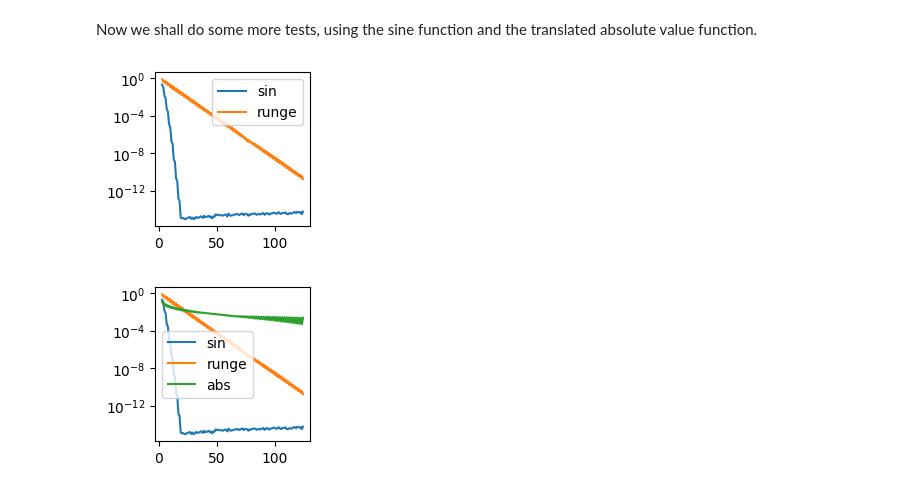
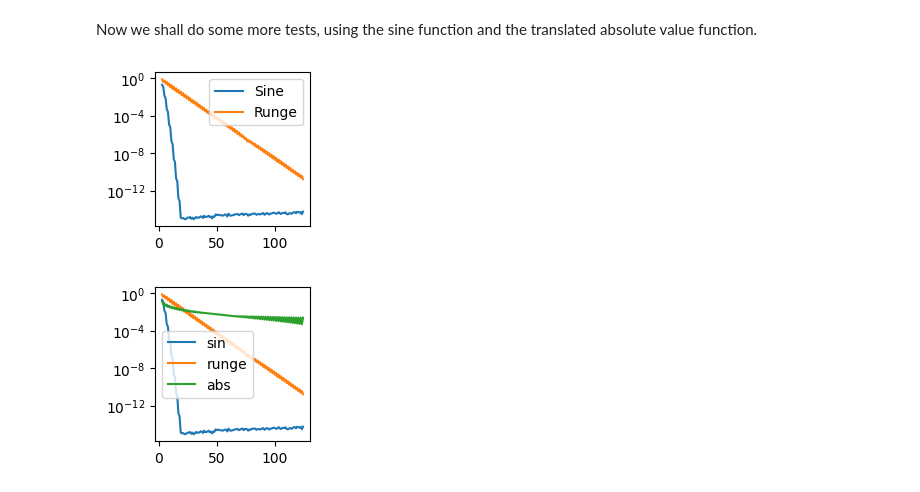
Before and after one commit to lorenzotomada/Applied_Mathematics, a Jupyter notebook: Code/AM_lab3.ipynb, the cells around one changed output. Cells and saved outputs as stored; diff of their text form; code cells hidden in the pictures.

```diff
--- a/Code/AM_lab3.ipynb
+++ b/Code/AM_lab3.ipynb
@@ -185,15 +185,15 @@ Now we shall do some more tests, using the sine function and the translated abso
 # %%
 # Sine
 def sen(x):
   return sin(2*pi*x)
 
 esin, lsin = compute_error1(x,sen,N) # error for the sine function
-plot(N, esin, label = 'sin')
-plot(N, e, label = 'runge')
+plot(N, esin, label = 'Sine')
+plot(N, e, label = 'Runge')
 legend()
 yscale('log') # For the sine function, the error reaches the machine epsilon with using fewer interpolation points.
 # %% [output]
-[figure, old version]
+[figure, new version]
 # %%
 # Absolute value
 def abs_value(x):
```
Also changed, not shown: parts of 4 cells of this notebook.
